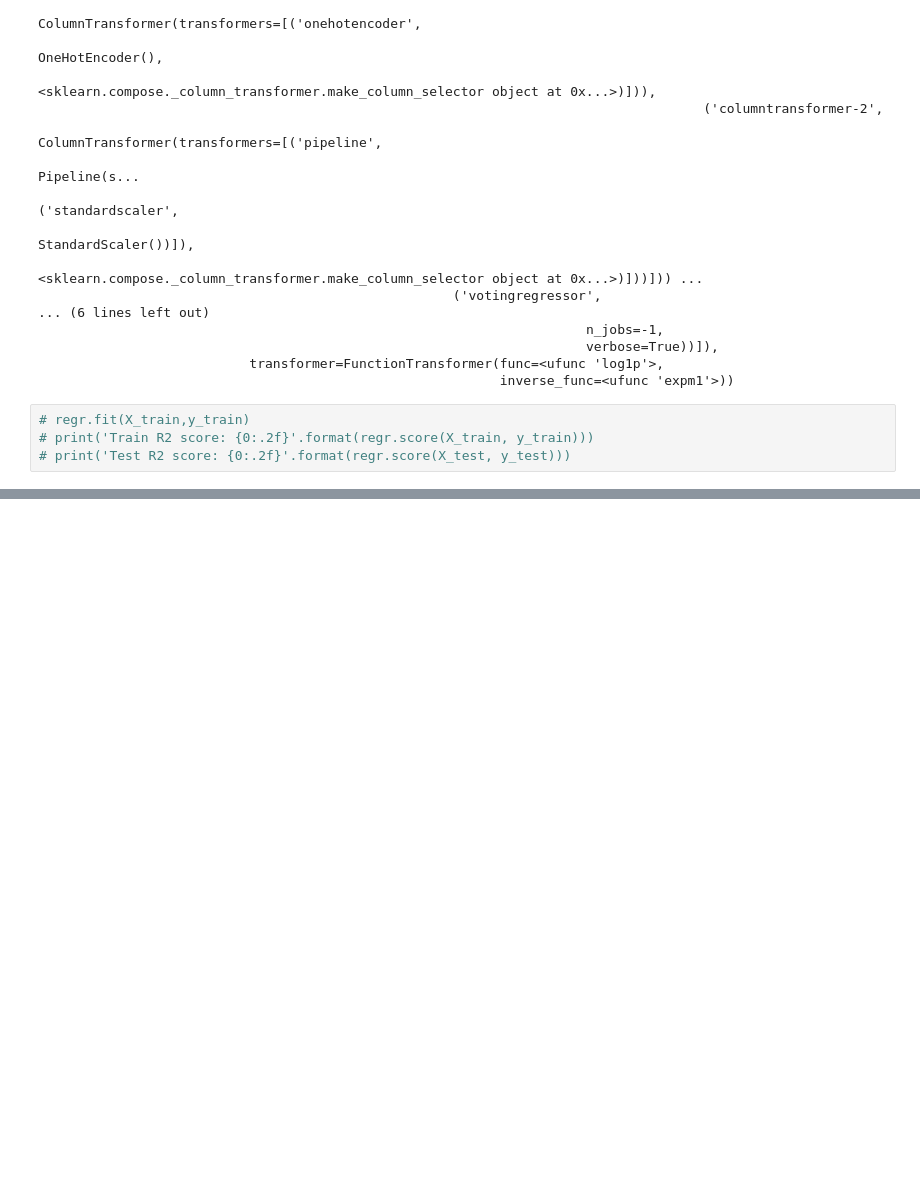
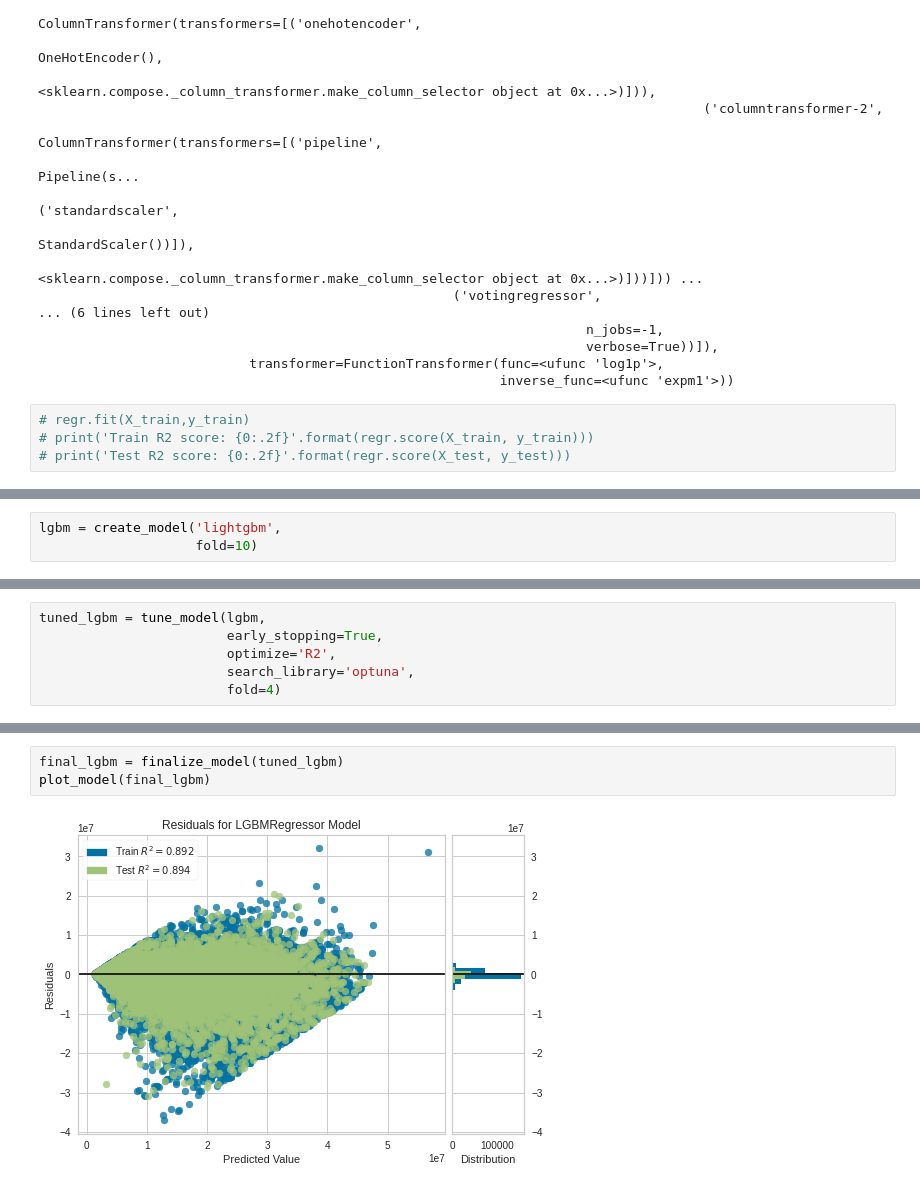
Before and after one commit to dubrovin-sudo/House-prediction, a Jupyter notebook: notebooks/EDA.ipynb, the cells around one changed output, grey strips where cells are left out. Saved outputs shown, nothing was run; the diff lists cells and outputs as text; blank space fills up the shorter version.

```diff
--- a/notebooks/EDA.ipynb
+++ b/notebooks/EDA.ipynb
@@ -296,0 +283,3 @@ top3 = compare_models(n_select=3)
+# %%
+lgbm = create_model('lightgbm',
+                    fold=10)
@@ -296,0 +300,6 @@ top3 = compare_models(n_select=3)
+# %%
+tuned_lgbm = tune_model(lgbm,
+                        early_stopping=True,
+                        optimize='R2',
+                        search_library='optuna',
+                        fold=4)
@@ -296,0 +314,5 @@ top3 = compare_models(n_select=3)
+# %%
+final_lgbm = finalize_model(tuned_lgbm)
+plot_model(final_lgbm)
+# %% [output]
+[figure, added]
```
Also changed, not shown: parts of 18 cells of this notebook.
